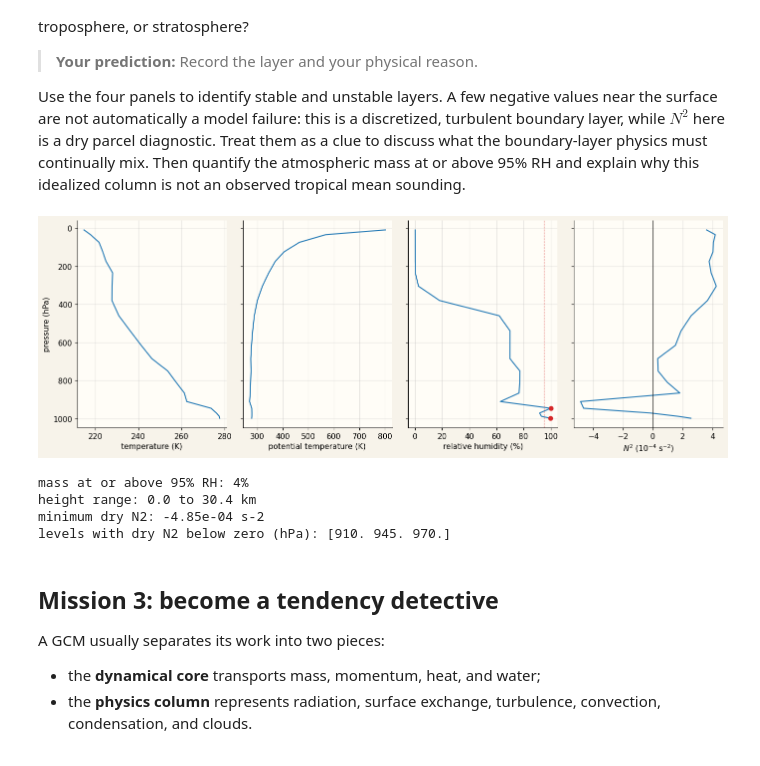
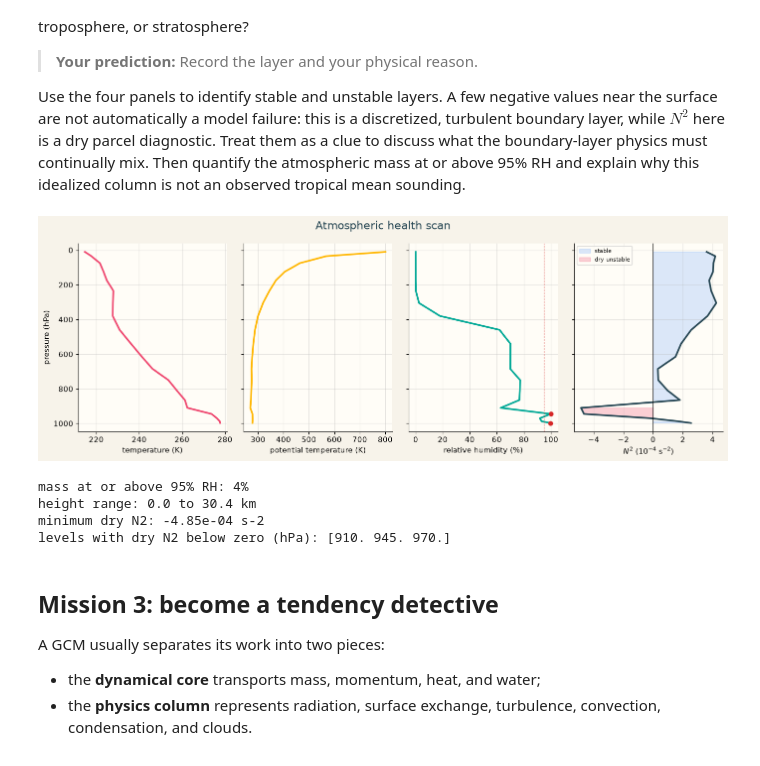
Before and after one commit to evanwellmeyer/GCM, a Jupyter notebook: notebooks/02_experiments_atm407.ipynb, the cells around one changed output. Saved outputs shown, nothing was run; the diff lists cells and outputs as text; code cells hidden in the pictures.

```diff
--- a/notebooks/02_experiments_atm407.ipynb
+++ b/notebooks/02_experiments_atm407.ipynb
@@ -233,16 +233,22 @@ state = loadreference(experiment['nlevels'])
 pressure = state['p'][0].cpu().numpy() / 100
 deltap = state['dp'][0].cpu().numpy() / 100
 levels = np.arange(experiment['nlevels'])
+layercolors = plt.cm.Blues(0.25 + 0.65 * deltap / deltap.max())
 
-fig, axes = plt.subplots(1, 2, figsize=(9, 5), sharey=True)
-axes[0].plot(pressure, levels, marker='o')
-axes[0].set_xlabel('full-level pressure (hPa)')
-axes[1].barh(levels, deltap)
-axes[1].set_xlabel('layer pressure thickness (hPa)')
-axes[0].set_ylabel('model level')
+fig, axes = plt.subplots(1, 2, figsize=(10, 5), sharey=True)
+axes[0].plot(pressure, levels, marker='o', color=colors['storm'], linewidth=2.5)
+axes[0].fill_betweenx(levels, 0, pressure, color=colors['sky'], alpha=0.12)
+axes[0].set(xlabel='full-level pressure (hPa)', ylabel='model level', title='Pressure coordinates')
+axes[1].barh(levels, deltap, color=layercolors, edgecolor='white')
+axes[1].set(xlabel='layer pressure thickness (hPa)', title='Where the atmospheric mass lives')
 axes[0].invert_yaxis()
 for ax in axes:
-    ax.grid(alpha=0.3)
+    ax.grid(alpha=0.2)
+axes[0].text(0.03, 0.94, 'TOP OF ATMOSPHERE', transform=axes[0].transAxes,
+             color=colors['cloud'], fontweight='bold')
+axes[0].text(0.72, 0.04, 'SURFACE', transform=axes[0].transAxes,
+             color=colors['storm'], fontweight='bold')
+fig.suptitle('A stack of air: thin aloft, heavy below', fontsize=16, color=colors['storm'])
 fig.tight_layout()
 plt.show()
 
@@ -275,37 +281,41 @@ Use the four panels to identify stable and unstable layers. A few negative value
 # %%
 temperature = state['t'][0]
 pressurepa = state['p'][0]
 theta = temperature * (100000.0 / pressurepa) ** (Rd / cp)
 rh = relative_humidity(state['q'], state['t'], state['p'])[0] * 100
 height = geopotential(state['t'], state['q'], state['p'], grid)[0]
 dthetadz = np.gradient(theta.cpu().numpy(), height.cpu().numpy())
 n2 = g / theta.cpu().numpy() * dthetadz
 
 fig, axes = plt.subplots(1, 4, figsize=(14, 5), sharey=True)
-axes[0].plot(temperature.cpu(), pressure)
+axes[0].plot(temperature.cpu(), pressure, color=colors['heat'], linewidth=2.5)
 axes[0].set_xlabel('temperature (K)')
-axes[1].plot(theta.cpu(), pressure)
+axes[1].plot(theta.cpu(), pressure, color=colors['sun'], linewidth=2.5)
 axes[1].set_xlabel('potential temperature (K)')
-axes[2].plot(rh.cpu(), pressure)
+axes[2].plot(rh.cpu(), pressure, color=colors['rain'], linewidth=2.5)
 axes[2].plot(rh[rh >= 95].cpu(), pressure[rh.cpu().numpy() >= 95], 'o', color='tab:red')
 axes[2].axvline(95, color='tab:red', linestyle='--', linewidth=0.8)
 axes[2].set_xlabel('relative humidity (%)')
-axes[3].plot(n2 * 1e4, pressure)
+axes[3].plot(n2 * 1e4, pressure, color=colors['storm'], linewidth=2.5)
+axes[3].fill_betweenx(pressure, 0, n2 * 1e4, where=n2 >= 0, color=colors['sky'], alpha=0.18, label='stable')
+axes[3].fill_betweenx(pressure, 0, n2 * 1e4, where=n2 < 0, color=colors['heat'], alpha=0.25, label='dry unstable')
 axes[3].axvline(0, color='black', linewidth=0.8)
+axes[3].legend(fontsize=8, loc='upper left')
 axes[3].set_xlabel(r'$N^2$ ($10^{-4}$ s$^{-2}$)')
 axes[0].set_ylabel('pressure (hPa)')
 axes[0].invert_yaxis()
 for ax in axes:
     ax.grid(alpha=0.3)
+fig.suptitle('Atmospheric health scan', fontsize=16, color=colors['storm'])
 fig.tight_layout()
 plt.show()
 saturatedmass = state['dp'][0, rh >= 95].sum() / state['dp'][0].sum()
 print(f'mass at or above 95% RH: {saturatedmass.item():.0%}')
 print(f'height range: {height.min().item() / 1000:.1f} to {height.max().item() / 1000:.1f} km')
 print(f'minimum dry N2: {n2.min():+.2e} s-2')
 print('levels with dry N2 below zero (hPa):', np.round(pressure[n2 < 0], 1))
 # %% [output]
-[figure, old version]
+[figure, new version]
 mass at or above 95% RH: 4%
 height range: 0.0 to 30.4 km
 minimum dry N2: -4.85e-04 s-2
```
Also changed, not shown: parts of 8 cells of this notebook.
